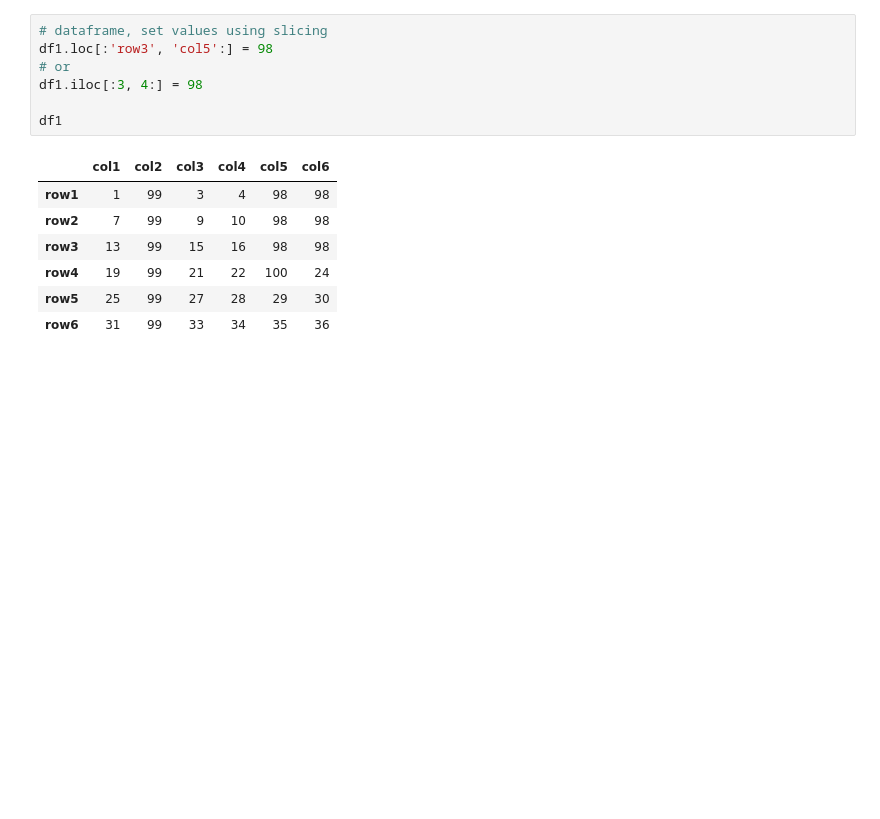
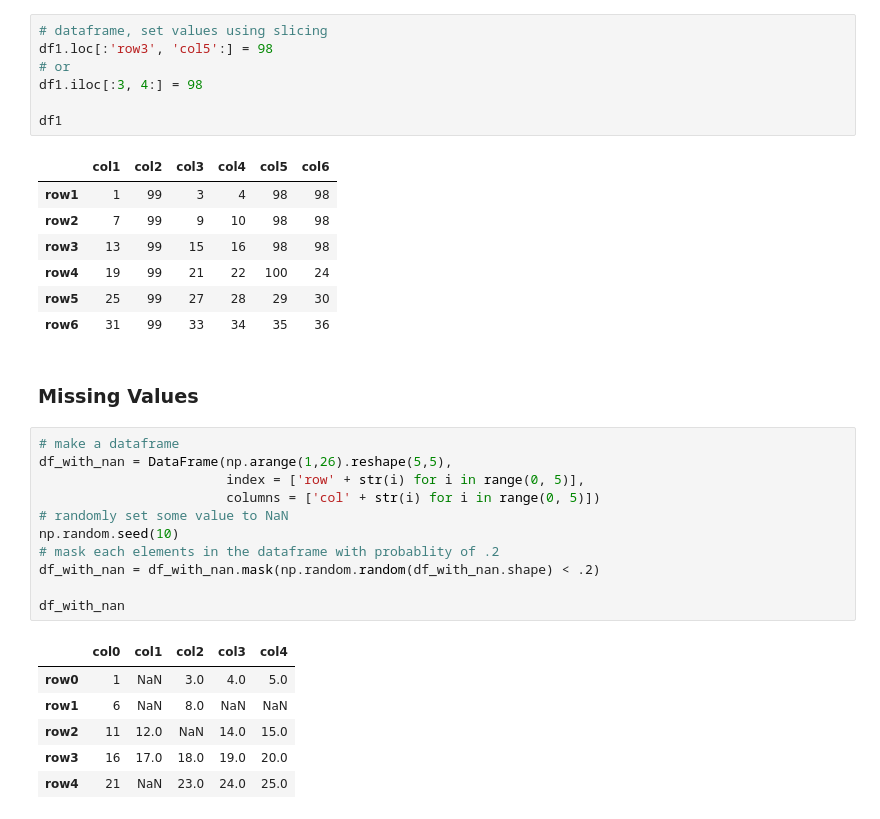
Before and after one commit to afshinnn/Python_Samples, a Jupyter notebook: Data_Munging/Data_Munging.ipynb, the cells around one changed output. Drawn from its saved outputs; the diff is of its cells as text; blank space fills up the shorter version.

Commit message:
first part of NaN values
Added a part to show how to deal with NaN values.

```diff
--- a/Data_Munging/Data_Munging.ipynb
+++ b/Data_Munging/Data_Munging.ipynb
@@ -331,3 +333,23 @@ df1
 | row4 | 19 | 99 | 21 | 22 | 100 | 24 |
 | row5 | 25 | 99 | 27 | 28 | 29 | 30 |
 | row6 | 31 | 99 | 33 | 34 | 35 | 36 |
+# %% [markdown]
+### Missing Values
+# %%
+# make a dataframe
+df_with_nan = DataFrame(np.arange(1,26).reshape(5,5),
+                        index = ['row' + str(i) for i in range(0, 5)],
+                        columns = ['col' + str(i) for i in range(0, 5)])
+# randomly set some value to NaN
+np.random.seed(10)
+# mask each elements in the dataframe with probablity of .2
+df_with_nan = df_with_nan.mask(np.random.random(df_with_nan.shape) < .2)
+
+df_with_nan
+# %% [output]
+|  | col0 | col1 | col2 | col3 | col4 |
+| row0 | 1 | NaN | 3.0 | 4.0 | 5.0 |
+| row1 | 6 | NaN | 8.0 | NaN | NaN |
+| row2 | 11 | 12.0 | NaN | 14.0 | 15.0 |
+| row3 | 16 | 17.0 | 18.0 | 19.0 | 20.0 |
+| row4 | 21 | NaN | 23.0 | 24.0 | 25.0 |
```
Also changed, not shown: parts of 14 cells of this notebook.
